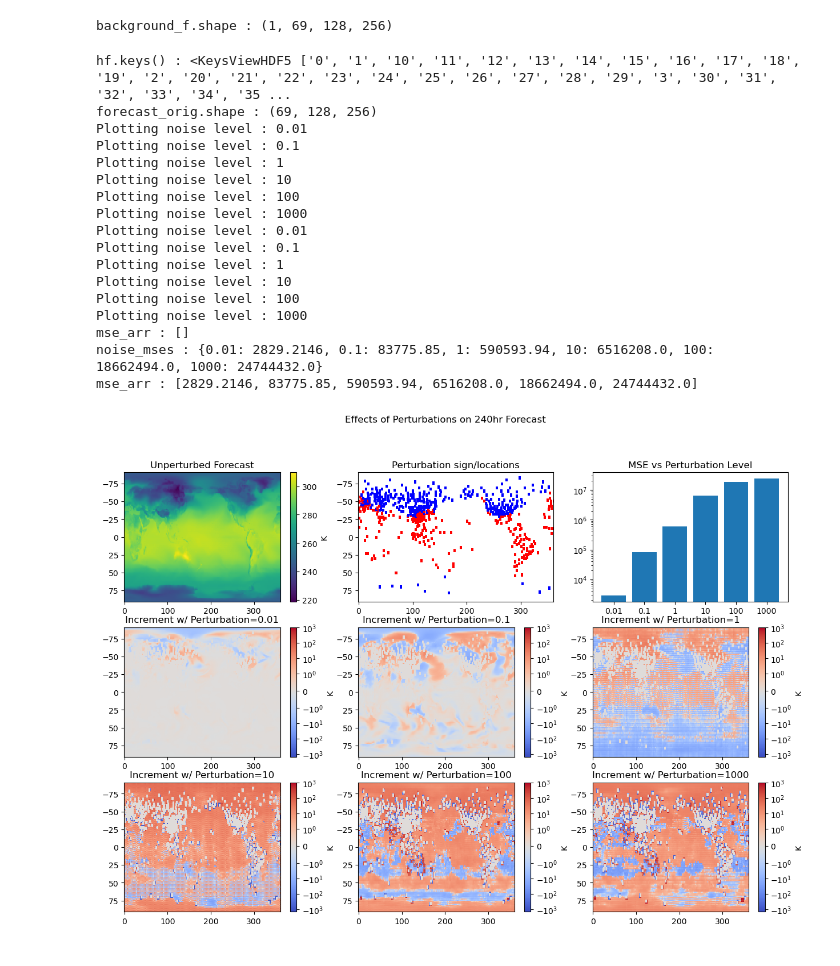
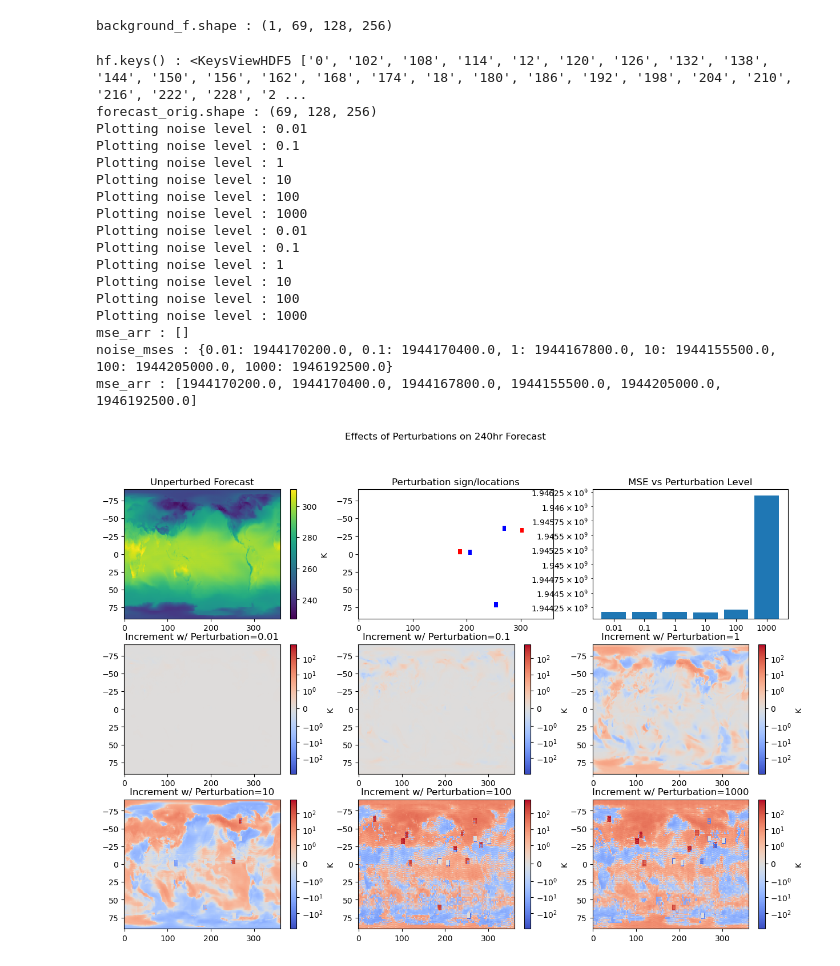
Before and after one commit to ISCLPennState/ml4DVar, a Jupyter notebook: stormer/stormer_perturb.ipynb, the cells around one changed output. Cells and saved outputs as stored; diff of their text form; code cells hidden in the pictures.

Commit message:
Perterbations for validation and plotting

```diff
--- a/stormer/stormer_perturb.ipynb
+++ b/stormer/stormer_perturb.ipynb
@@ -1,20 +1,29 @@
 # %%
-import os, sys
 import h5py
 import numpy as np
-
 import matplotlib.pyplot as plt
 from matplotlib import colors
 from matplotlib import cm
+%matplotlib inline
+import os
+import sys
+from PIL import Image
 
-save_dir_name = 'stormer_perturb_forecasts'
-diffs = np.load('../data/stormer_perturb_forecasts/diffs.npy')
+sys.path.append('/eagle/MDClimSim/mjp5595/ml4dvar/stormer/')
+from stormer_utils_pangu import StormerWrapperPangu
+from varsStormer import varsStormer
 
-save_dir = '/eagle/MDClimSim/mjp5595/data/{}/'.format(save_dir_name)
+save_dir_name = 'stormer_few_perturbs'
+diffs = np.load('/eagle/MDClimSim/mjp5595/data/stormer/{}/diffs.npy'.format(save_dir_name))
+
+save_dir = '/eagle/MDClimSim/mjp5595/data/stormer/{}/'.format(save_dir_name)
 if not os.path.exists(save_dir):
     os.makedirs(save_dir)
+plot_dir = os.path.join(save_dir,'plots')
+if not os.path.exists(plot_dir):
+    os.makedirs(plot_dir)
 
-background_file_np = '/eagle/MDClimSim/mjp5595/ml4dvar/background_init_stormer_norm.npy' # This is just to initialize the model background
+background_file_np = '/eagle/MDClimSim/mjp5595/ml4dvar/stormer/background_init_stormer_norm_hr12.npy' # This is just to initialize the model background
 background_f = np.load(background_file_np, 'r')
 print('background_f.shape :',background_f.shape)
 
@@ -23,7 +32,8 @@ noise_levels = [0, 0.01, 0.1, 1, 10, 100, 1000]
 background_f.shape : (1, 69, 128, 256)
 # %%
 # Plotting the results
-forecast_step = 39
+#forecast_step = 39
+forecast_step = '240'
 lon = np.linspace(0,360,256)
 lat = np.linspace(90,-90,128)
 
@@ -37,7 +47,8 @@ axs00 = fig.add_subplot(331)
 axs.append(axs00)
 hf = h5py.File(os.path.join(save_dir, 'raw_forecast_noise{}.h5'.format(noise_levels[0])),'r')
 print('hf.keys() :',hf.keys())
-forecast_orig = hf[str(forecast_step)][0]
+#forecast_orig = hf[str(forecast_step)][0]
+forecast_orig = hf[str(forecast_step)][:]
 print('forecast_orig.shape :',forecast_orig.shape)
 axs00.invert_yaxis()
 pc_orig = axs00.pcolormesh(lon, lat, forecast_orig[0], cmap = 'viridis')
@@ -62,7 +73,8 @@ inc_max = 0
 for idx,noise_level in enumerate(noise_levels[1:]):
     print('Plotting noise level :',noise_level)
     hf = h5py.File(os.path.join(save_dir, 'raw_forecast_noise{}.h5'.format(noise_level)),'r')
-    forecast_perturbed = hf[str(forecast_step)][0]
+    #forecast_perturbed = hf[str(forecast_step)][0]
+    forecast_perturbed = hf[str(forecast_step)][:]
 
     increment = forecast_perturbed - forecast_orig
     increment = np.where(perturbations!=0,0,increment)
@@ -112,34 +124,34 @@ mse_arr = []
 print('mse_arr :',mse_arr)
 print('noise_mses :',noise_mses)
 noise_levels_str = []
 for idx,noise_level in enumerate(noise_levels[1:]):
     mse_arr.append(noise_mses[noise_level])
     noise_levels_str.append(str(noise_level))
 print('mse_arr :',mse_arr)
 #mse_scat = axs[0, 2].scatter(noise_levels[1:],mse_arr)
 #mse_scat = axs[0, 2].bar(np.arange(len(noise_levels[1:])),noise_levels[1:],legend=mse_arr)
 #mse_scat = axs[0, 2].bar(np.arange(len(noise_levels[1:])),noise_levels[1:])
 mse_scat = axs02.bar(noise_levels_str,mse_arr)
 #axs[0, 2].set_xlabel(noise_levels[1:])
 
 plt.suptitle('Effects of Perturbations on 240hr Forecast')
 plt.savefig(save_dir+'perturb_sameCMap_240hr.png')
 # %% [output]
-hf.keys() : <KeysViewHDF5 ['0', '1', '10', '11', '12', '13', '14', '15', '16', '17', '18', '19', '2', '20', '21', '22', '23', '24', '25', '26', '27', '28', '29', '3', '30', '31', '32', '33', '34', '35 ...
+hf.keys() : <KeysViewHDF5 ['0', '102', '108', '114', '12', '120', '126', '132', '138', '144', '150', '156', '162', '168', '174', '18', '180', '186', '192', '198', '204', '210', '216', '222', '228', '2 ...
 forecast_orig.shape : (69, 128, 256)
 Plotting noise level : 0.01
 Plotting noise level : 0.1
 Plotting noise level : 1
 Plotting noise level : 10
 Plotting noise level : 100
 Plotting noise level : 1000
 Plotting noise level : 0.01
 Plotting noise level : 0.1
 Plotting noise level : 1
 Plotting noise level : 10
 Plotting noise level : 100
 Plotting noise level : 1000
 mse_arr : []
-noise_mses : {0.01: 2829.2146, 0.1: 83775.85, 1: 590593.94, 10: 6516208.0, 100: 18662494.0, 1000: 24744432.0}
-mse_arr : [2829.2146, 83775.85, 590593.94, 6516208.0, 18662494.0, 24744432.0]
+noise_mses : {0.01: 1944170200.0, 0.1: 1944170400.0, 1: 1944167800.0, 10: 1944155500.0, 100: 1944205000.0, 1000: 1946192500.0}
+mse_arr : [1944170200.0, 1944170400.0, 1944167800.0, 1944155500.0, 1944205000.0, 1946192500.0]
-[figure, old version]
+[figure, new version]
```
Also changed, not shown: parts of 5 cells of this notebook, 1 other file.
